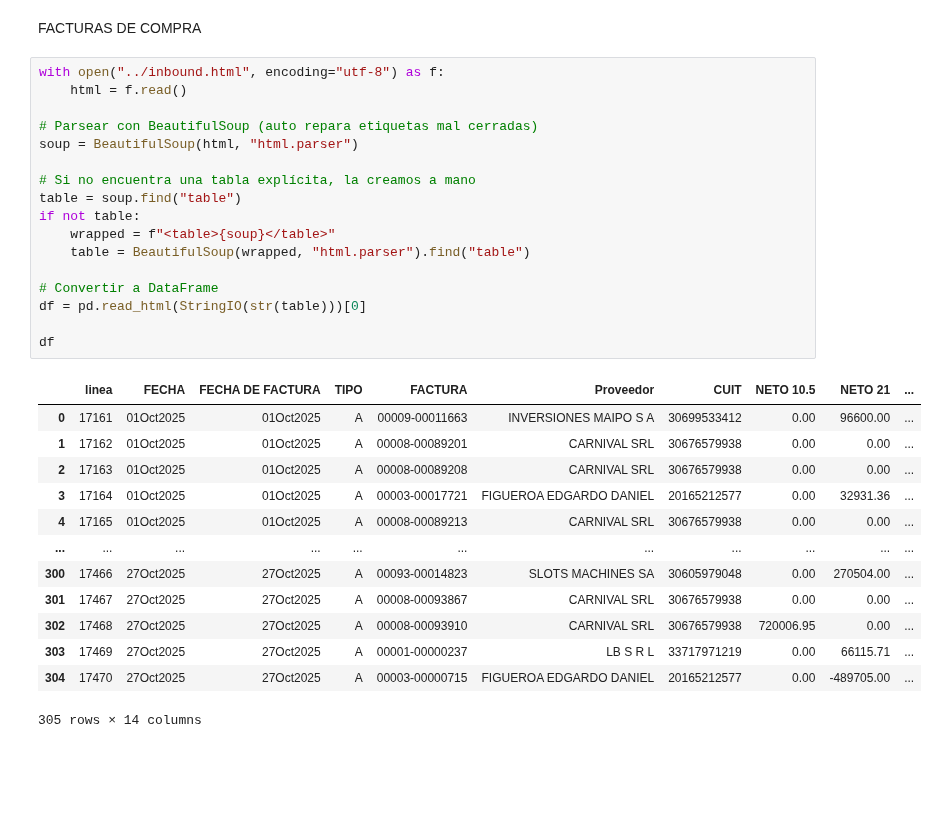
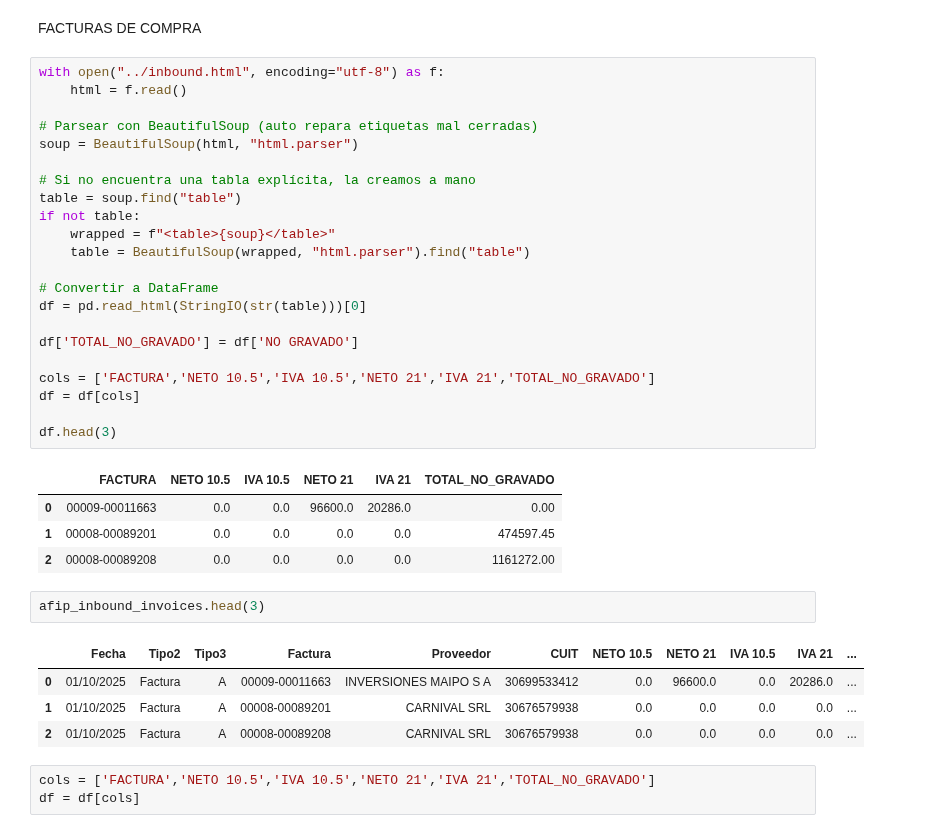
Before and after one commit to FEFO2/AFIP-nuevo, a Jupyter notebook: src/2.Data_transformation.ipynb, the cells around one changed output. Saved outputs shown, nothing was run; the diff lists cells and outputs as text; blank space fills up the shorter version.

```diff
--- a/src/2.Data_transformation.ipynb
+++ b/src/2.Data_transformation.ipynb
@@ -191,31 +284,37 @@ FACTURAS DE COMPRA
 # %%
 with open("../inbound.html", encoding="utf-8") as f:
     html = f.read()
 
 # Parsear con BeautifulSoup (auto repara etiquetas mal cerradas)
 soup = BeautifulSoup(html, "html.parser")
 
 # Si no encuentra una tabla explícita, la creamos a mano
 table = soup.find("table")
 if not table:
     wrapped = f"<table>{soup}</table>"
     table = BeautifulSoup(wrapped, "html.parser").find("table")
 
 # Convertir a DataFrame
 df = pd.read_html(StringIO(str(table)))[0]
 
-df
+df['TOTAL_NO_GRAVADO'] = df['NO GRAVADO']
+
+cols = ['FACTURA','NETO 10.5','IVA 10.5','NETO 21','IVA 21','TOTAL_NO_GRAVADO']
+df = df[cols]
+
+df.head(3)
 # %% [output]
-|  | linea | FECHA | FECHA DE FACTURA | TIPO | FACTURA | Proveedor | CUIT | NETO 10.5 | NETO 21 | ... |
-| 0 | 17161 | 01Oct2025 | 01Oct2025 | A | 00009-00011663 | INVERSIONES MAIPO S A | 30699533412 | 0.00 | 96600.00 | ... |
-| 1 | 17162 | 01Oct2025 | 01Oct2025 | A | 00008-00089201 | CARNIVAL SRL | 30676579938 | 0.00 | 0.00 | ... |
-| 2 | 17163 | 01Oct2025 | 01Oct2025 | A | 00008-00089208 | CARNIVAL SRL | 30676579938 | 0.00 | 0.00 | ... |
-| 3 | 17164 | 01Oct2025 | 01Oct2025 | A | 00003-00017721 | FIGUEROA EDGARDO DANIEL | 20165212577 | 0.00 | 32931.36 | ... |
-| 4 | 17165 | 01Oct2025 | 01Oct2025 | A | 00008-00089213 | CARNIVAL SRL | 30676579938 | 0.00 | 0.00 | ... |
-| ... | ... | ... | ... | ... | ... | ... | ... | ... | ... | ... |
-| 300 | 17466 | 27Oct2025 | 27Oct2025 | A | 00093-00014823 | SLOTS MACHINES SA | 30605979048 | 0.00 | 270504.00 | ... |
-| 301 | 17467 | 27Oct2025 | 27Oct2025 | A | 00008-00093867 | CARNIVAL SRL | 30676579938 | 0.00 | 0.00 | ... |
-| 302 | 17468 | 27Oct2025 | 27Oct2025 | A | 00008-00093910 | CARNIVAL SRL | 30676579938 | 720006.95 | 0.00 | ... |
-| 303 | 17469 | 27Oct2025 | 27Oct2025 | A | 00001-00000237 | LB S R L | 33717971219 | 0.00 | 66115.71 | ... |
-| 304 | 17470 | 27Oct2025 | 27Oct2025 | A | 00003-00000715 | FIGUEROA EDGARDO DANIEL | 20165212577 | 0.00 | -489705.00 | ... |
+|  | FACTURA | NETO 10.5 | IVA 10.5 | NETO 21 | IVA 21 | TOTAL_NO_GRAVADO |
+| 0 | 00009-00011663 | 0.0 | 0.0 | 96600.0 | 20286.0 | 0.00 |
+| 1 | 00008-00089201 | 0.0 | 0.0 | 0.0 | 0.0 | 474597.45 |
+| 2 | 00008-00089208 | 0.0 | 0.0 | 0.0 | 0.0 | 1161272.00 |
-305 rows × 14 columns
+# %%
+afip_inbound_invoices.head(3)
+# %% [output]
+|  | Fecha | Tipo2 | Tipo3 | Factura | Proveedor | CUIT | NETO 10.5 | NETO 21 | IVA 10.5 | IVA 21 | ... |
+| 0 | 01/10/2025 | Factura | A | 00009-00011663 | INVERSIONES MAIPO S A | 30699533412 | 0.0 | 96600.0 | 0.0 | 20286.0 | ... |
+| 1 | 01/10/2025 | Factura | A | 00008-00089201 | CARNIVAL SRL | 30676579938 | 0.0 | 0.0 | 0.0 | 0.0 | ... |
+| 2 | 01/10/2025 | Factura | A | 00008-00089208 | CARNIVAL SRL | 30676579938 | 0.0 | 0.0 | 0.0 | 0.0 | ... |
+# %%
+cols = ['FACTURA','NETO 10.5','IVA 10.5','NETO 21','IVA 21','TOTAL_NO_GRAVADO']
+df = df[cols]
```
Also changed, not shown: parts of 14 cells of this notebook, 3 other files.
